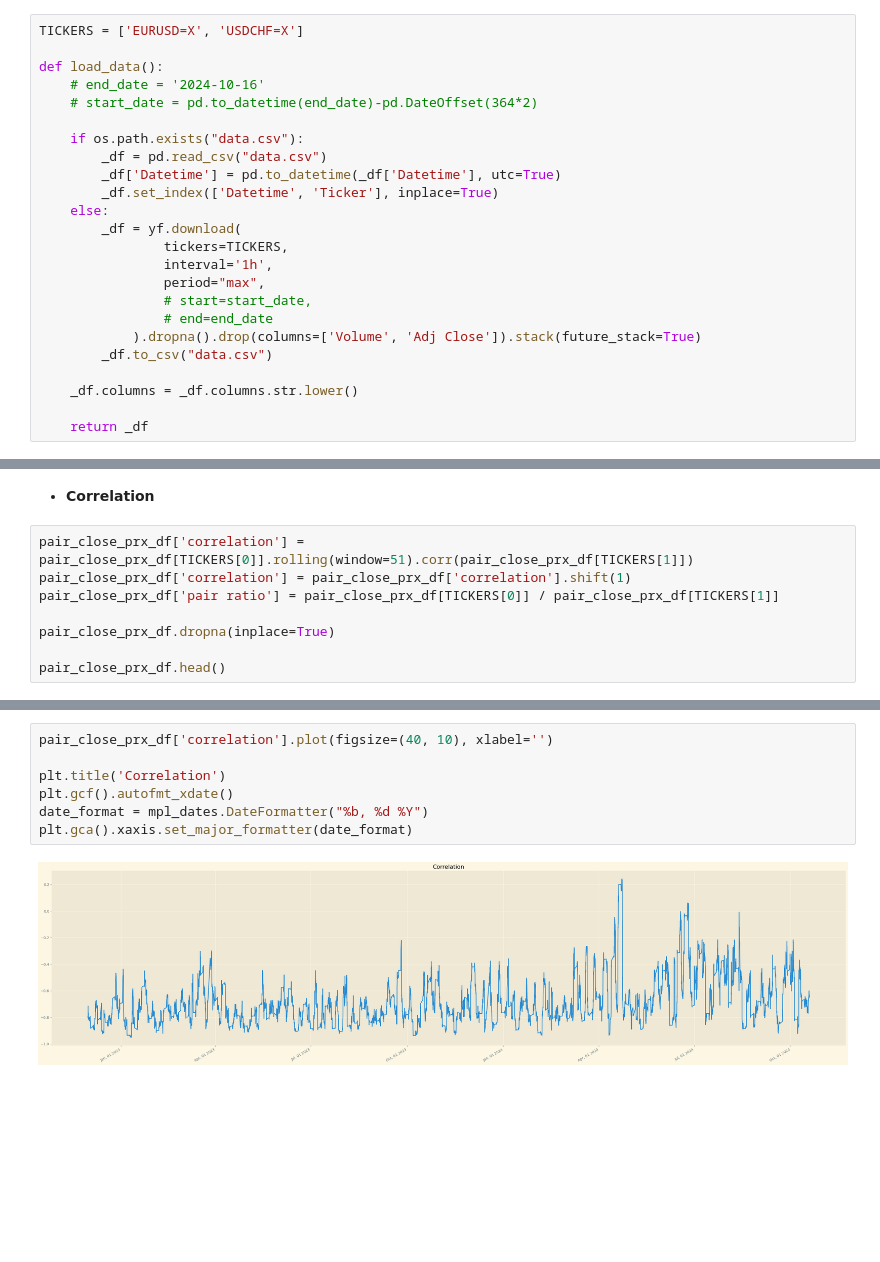
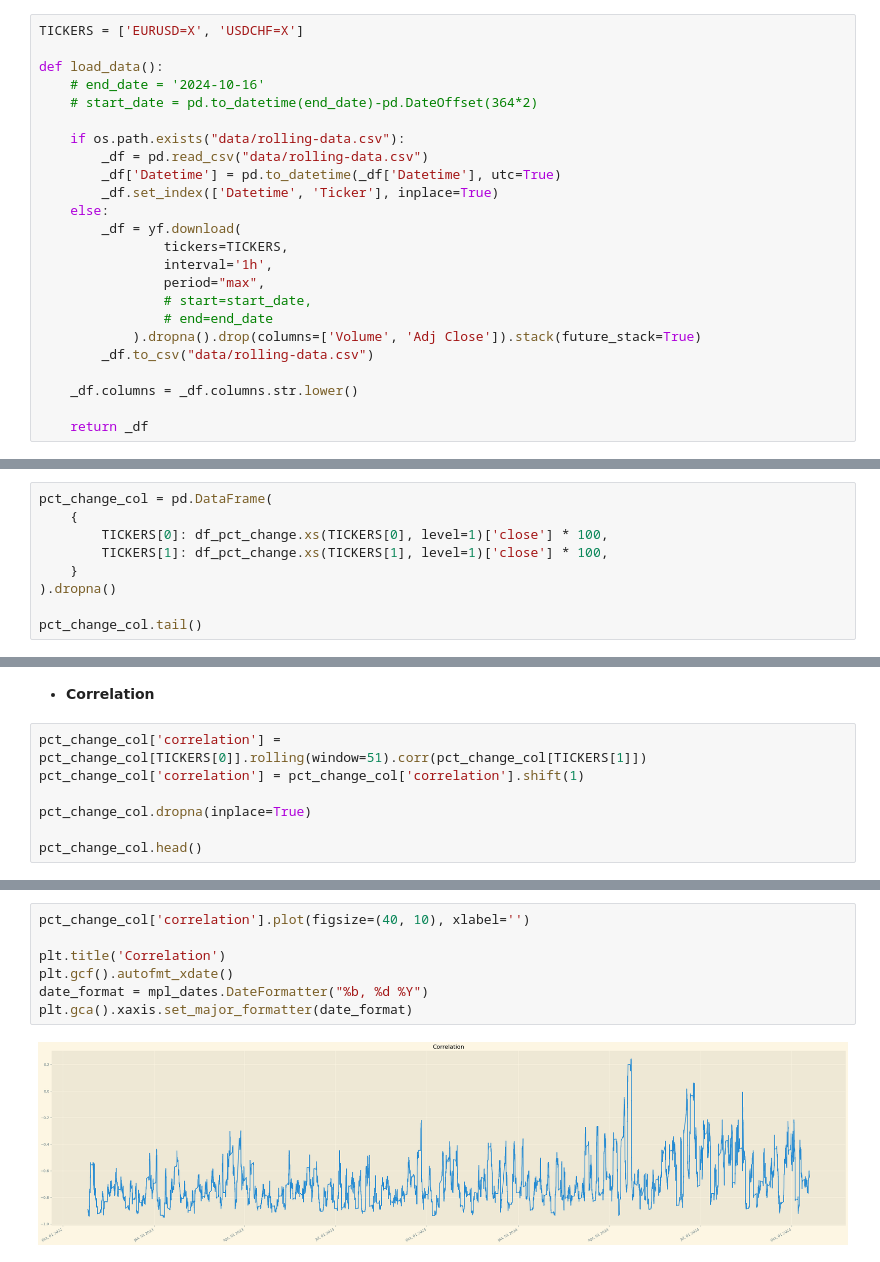
Before and after one commit to mod7ex/correlation, a Jupyter notebook: index.ipynb, the cells around one changed output, grey strips where cells are left out. Saved outputs shown, nothing was run; the diff lists cells and outputs as text; blank space fills up the shorter version.

```diff
--- a/index.ipynb
+++ b/index.ipynb
@@ -22,8 +22,8 @@ def load_data():
     # end_date = '2024-10-16'
     # start_date = pd.to_datetime(end_date)-pd.DateOffset(364*2)
 
-    if os.path.exists("data.csv"):
-        _df = pd.read_csv("data.csv")
+    if os.path.exists("data/rolling-data.csv"):
+        _df = pd.read_csv("data/rolling-data.csv")
         _df['Datetime'] = pd.to_datetime(_df['Datetime'], utc=True)
         _df.set_index(['Datetime', 'Ticker'], inplace=True)
     else:
@@ -34,7 +34,7 @@ def load_data():
                 # start=start_date,
                 # end=end_date
             ).dropna().drop(columns=['Volume', 'Adj Close']).stack(future_stack=True)
-        _df.to_csv("data.csv")
+        _df.to_csv("data/rolling-data.csv")
 
     _df.columns = _df.columns.str.lower()
 
@@ -115,0 +90,9 @@ pair_close_prx_df.tail()
+# %%
+pct_change_col = pd.DataFrame(
+    {
+        TICKERS[0]: df_pct_change.xs(TICKERS[0], level=1)['close'] * 100,
+        TICKERS[1]: df_pct_change.xs(TICKERS[1], level=1)['close'] * 100,
+    }
+).dropna()
+
+pct_change_col.tail()
@@ -116,11 +107,10 @@ pair_close_prx_df.tail()
 # %% [markdown]
 - **Correlation**
 # %%
-pair_close_prx_df['correlation'] = pair_close_prx_df[TICKERS[0]].rolling(window=51).corr(pair_close_prx_df[TICKERS[1]])
-pair_close_prx_df['correlation'] = pair_close_prx_df['correlation'].shift(1)
-pair_close_prx_df['pair ratio'] = pair_close_prx_df[TICKERS[0]] / pair_close_prx_df[TICKERS[1]]
+pct_change_col['correlation'] = pct_change_col[TICKERS[0]].rolling(window=51).corr(pct_change_col[TICKERS[1]])
+pct_change_col['correlation'] = pct_change_col['correlation'].shift(1)
 
-pair_close_prx_df.dropna(inplace=True)
+pct_change_col.dropna(inplace=True)
 
-pair_close_prx_df.head()
+pct_change_col.head()
 # %% [output]
@@ -134,9 +124,9 @@ pair_close_prx_df.head()
 # %%
-pair_close_prx_df['correlation'].plot(figsize=(40, 10), xlabel='')
+pct_change_col['correlation'].plot(figsize=(40, 10), xlabel='')
 
 plt.title('Correlation')
 plt.gcf().autofmt_xdate()
 date_format = mpl_dates.DateFormatter("%b, %d %Y")
 plt.gca().xaxis.set_major_formatter(date_format)
 # %% [output]
-[figure, old version]
+[figure, new version]
```
Also changed, not shown: parts of 6 cells of this notebook, 2 other files.
